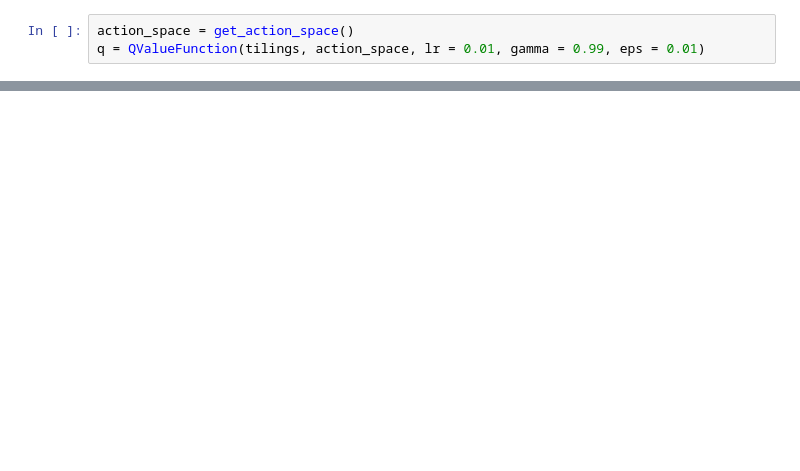
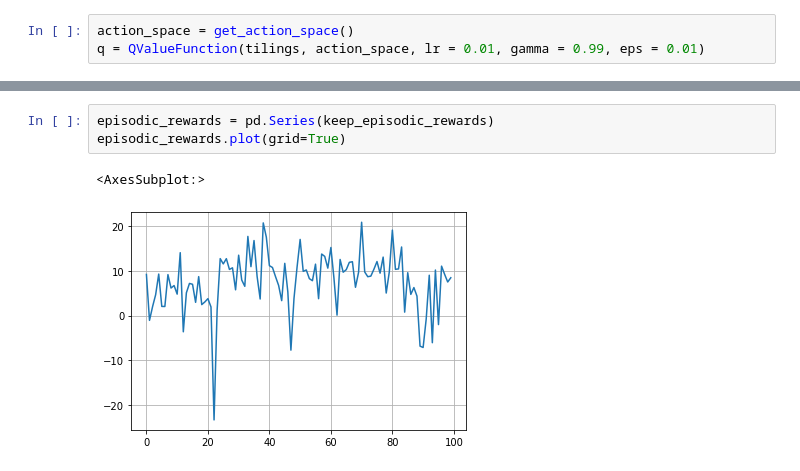
Before and after one commit to JJJerome/mbt_gym, a Jupyter notebook: notebooks/Learning-CJ-with-Qtile.ipynb, the cells around one changed output, grey strips where cells are left out. Saved outputs shown, nothing was run; the diff lists cells and outputs as text; blank space fills up the shorter version.

```diff
--- a/notebooks/Learning-CJ-with-Qtile.ipynb
+++ b/notebooks/Learning-CJ-with-Qtile.ipynb
@@ -94,0 +130,6 @@ plt.plot(rewards.rolling(500).mean())
+# %%
+episodic_rewards = pd.Series(keep_episodic_rewards)
+episodic_rewards.plot(grid=True)
+# %% [output]
+<AxesSubplot:>
+[figure, added]
```
Also changed, not shown: parts of 10 cells of this notebook.
